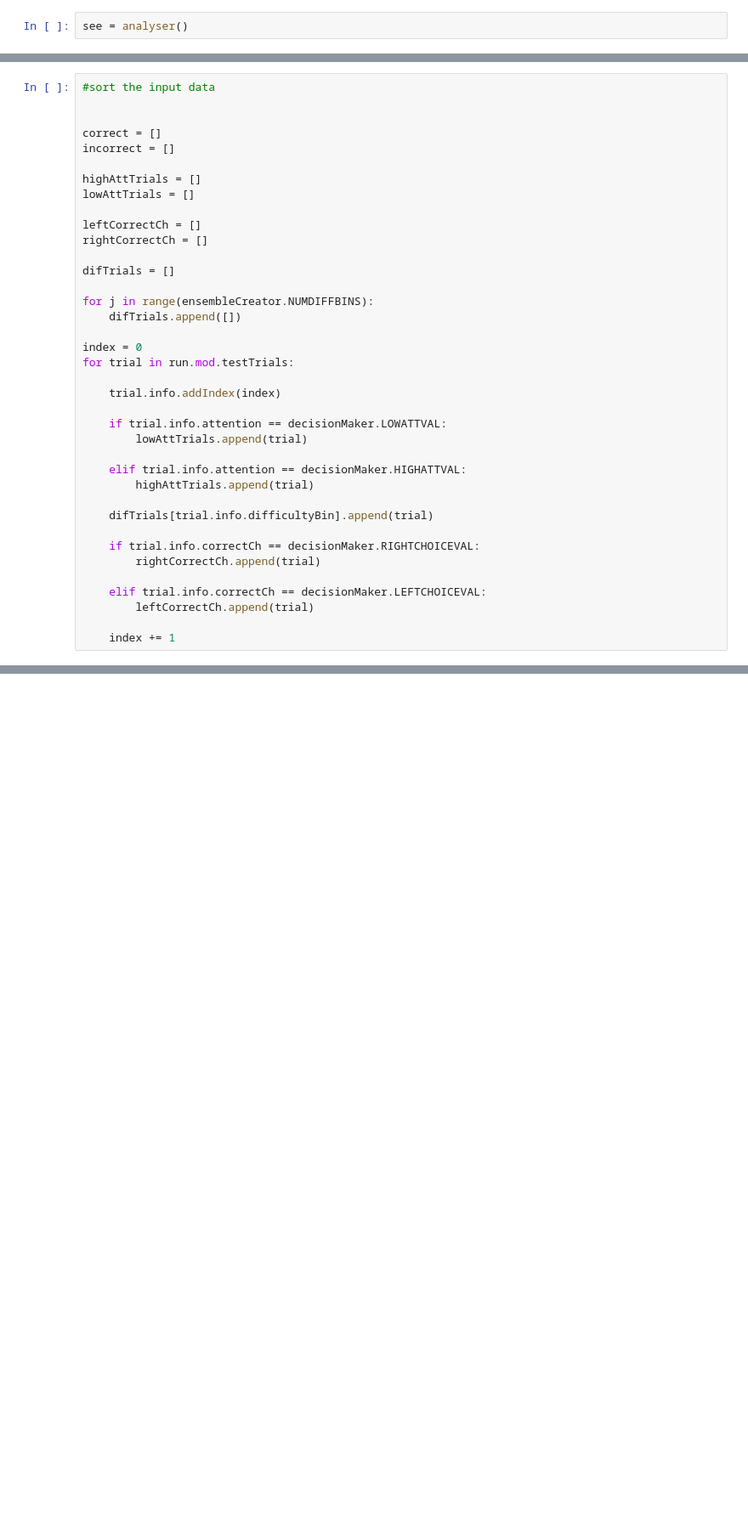
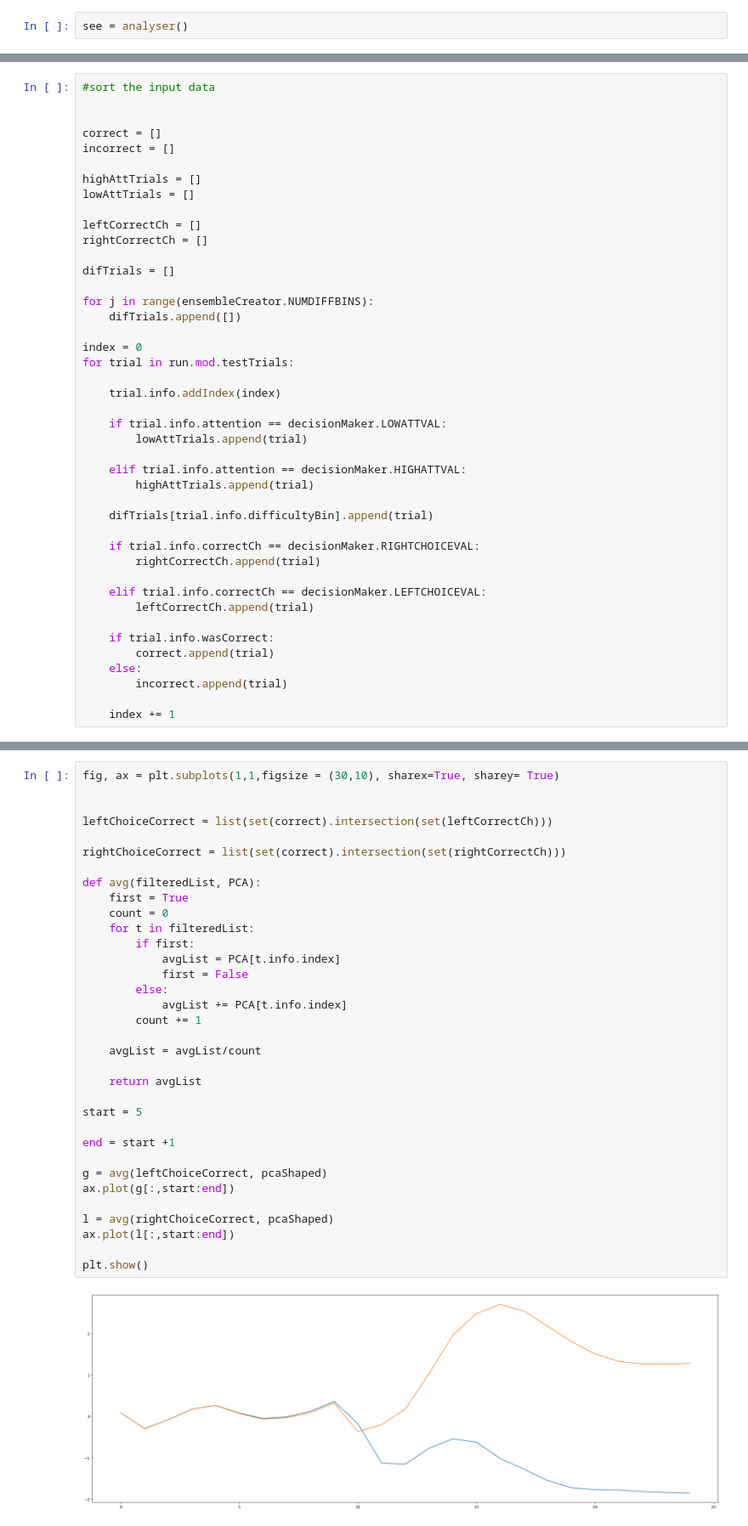
Before and after one commit to jshengen/OOPBinaryClassification, a Jupyter notebook: 3OutsObjectOriented.ipynb, the cells around one changed output, grey strips where cells are left out. Shown at 85% size. Drawn from its saved outputs; the diff is of its cells as text; blank space fills up the shorter version.

```diff
--- a/3OutsObjectOriented.ipynb
+++ b/3OutsObjectOriented.ipynb
@@ -1342,6 +1348,11 @@ for trial in run.mod.testTrials:
     elif trial.info.correctCh == decisionMaker.LEFTCHOICEVAL:
         leftCorrectCh.append(trial)
 
+    if trial.info.wasCorrect:
+        correct.append(trial)
+    else:
+        incorrect.append(trial)
+
     index += 1
 # %%
 rnn_layer_output = keras.Model(inputs= run.mod.model.inputs, outputs=run.mod.model.get_layer('rnn').output)
@@ -1373,0 +1385,36 @@ pcaShaped = pca_result.reshape((len(run.mod.inputTestData), lengthTime , UNITS))
+# %%
+fig, ax = plt.subplots(1,1,figsize = (30,10), sharex=True, sharey= True)
+
+
+leftChoiceCorrect = list(set(correct).intersection(set(leftCorrectCh)))
+
+rightChoiceCorrect = list(set(correct).intersection(set(rightCorrectCh)))
+
+def avg(filteredList, PCA):
+    first = True
+    count = 0
+    for t in filteredList:
+        if first:
+            avgList = PCA[t.info.index]
+            first = False
+        else:
+            avgList += PCA[t.info.index]
+        count += 1
+
+    avgList = avgList/count
+
+    return avgList
+
+start = 5
+
+end = start +1
+
+g = avg(leftChoiceCorrect, pcaShaped)
+ax.plot(g[:,start:end])
+
+l = avg(rightChoiceCorrect, pcaShaped)
+ax.plot(l[:,start:end])
+
+plt.show()
+# %% [output]
+[figure, added]
```
Also changed, not shown: parts of 14 cells of this notebook.
